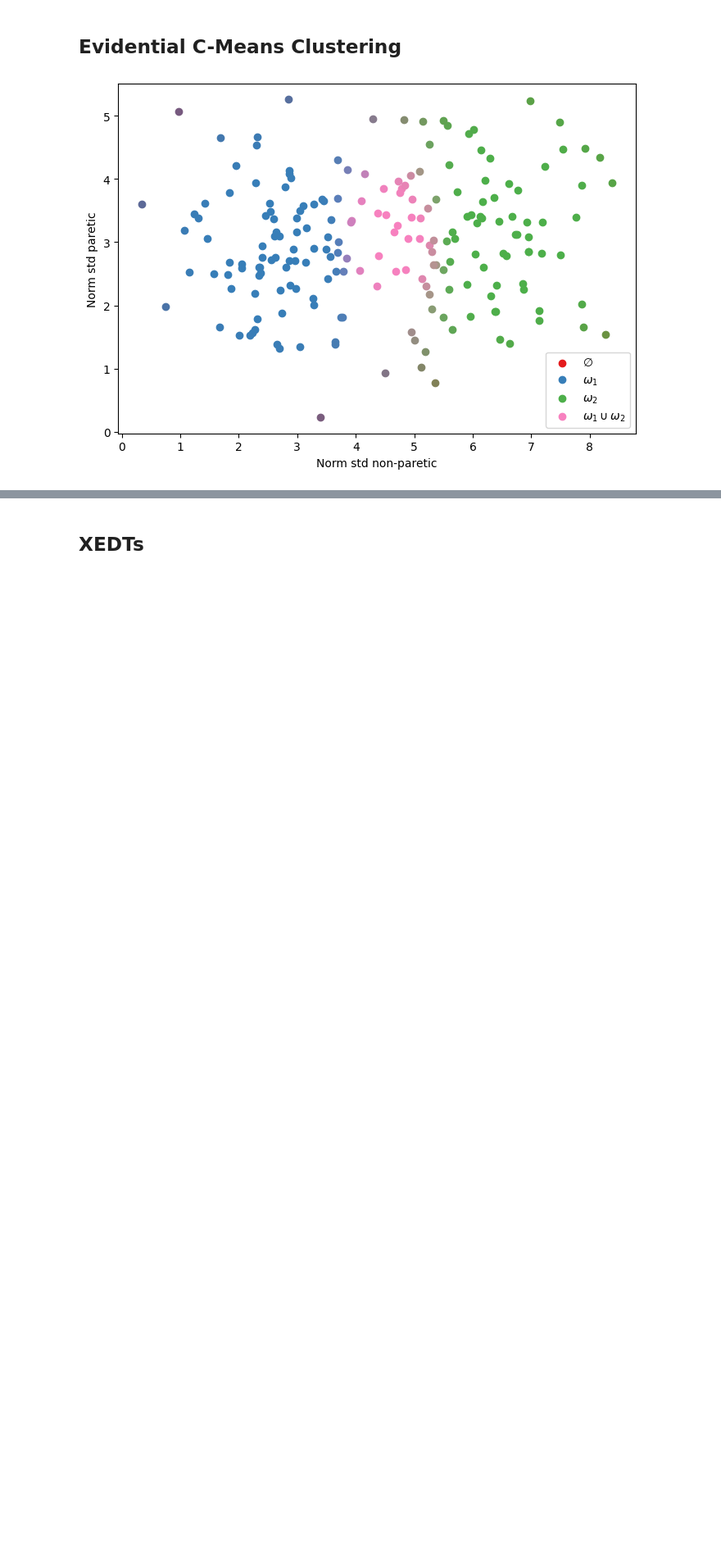
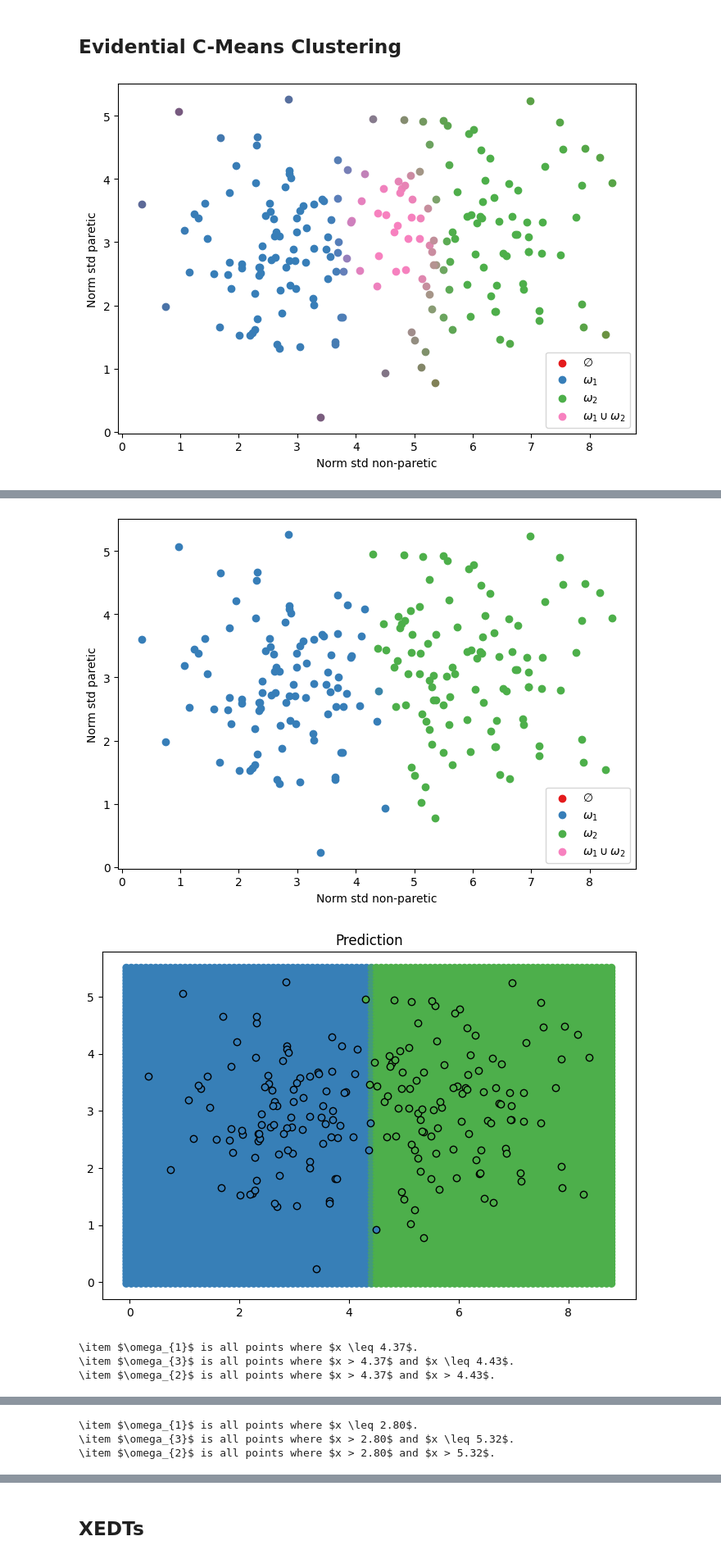
Before and after one commit to victorsouza89/iemm, a Jupyter notebook: xedt_clustering_synth.ipynb, the cells around one changed output, grey strips where cells are left out. Shown at 82% size. Cells and saved outputs as stored; diff of their text form; code cells hidden in the pictures; blank space fills up the shorter version.

```diff
--- a/xedt_clustering_synth.ipynb
+++ b/xedt_clustering_synth.ipynb
@@ -105,0 +235,8 @@ most_plausible_cluster = np.argmax(bel, axis=1)
+# %%
+explore_model(ecm(x=features, c=number_clusters, alpha=1, beta = 1.01,  delta=10, disp=False))
+# %% [output]
+[figure, added]
+[figure, added]
+\item $\omega_{1}$ is all points where $x \leq 4.37$.
+\item $\omega_{3}$ is all points where $x > 4.37$ and $x \leq 4.43$.
+\item $\omega_{2}$ is all points where $x > 4.37$ and $x > 4.43$.
@@ -105,0 +244,3 @@ most_plausible_cluster = np.argmax(bel, axis=1)
+\item $\omega_{1}$ is all points where $x \leq 2.80$.
+\item $\omega_{3}$ is all points where $x > 2.80$ and $x \leq 5.32$.
+\item $\omega_{2}$ is all points where $x > 2.80$ and $x > 5.32$.
```
Also changed, not shown: parts of 4 cells of this notebook, 6 other files.
